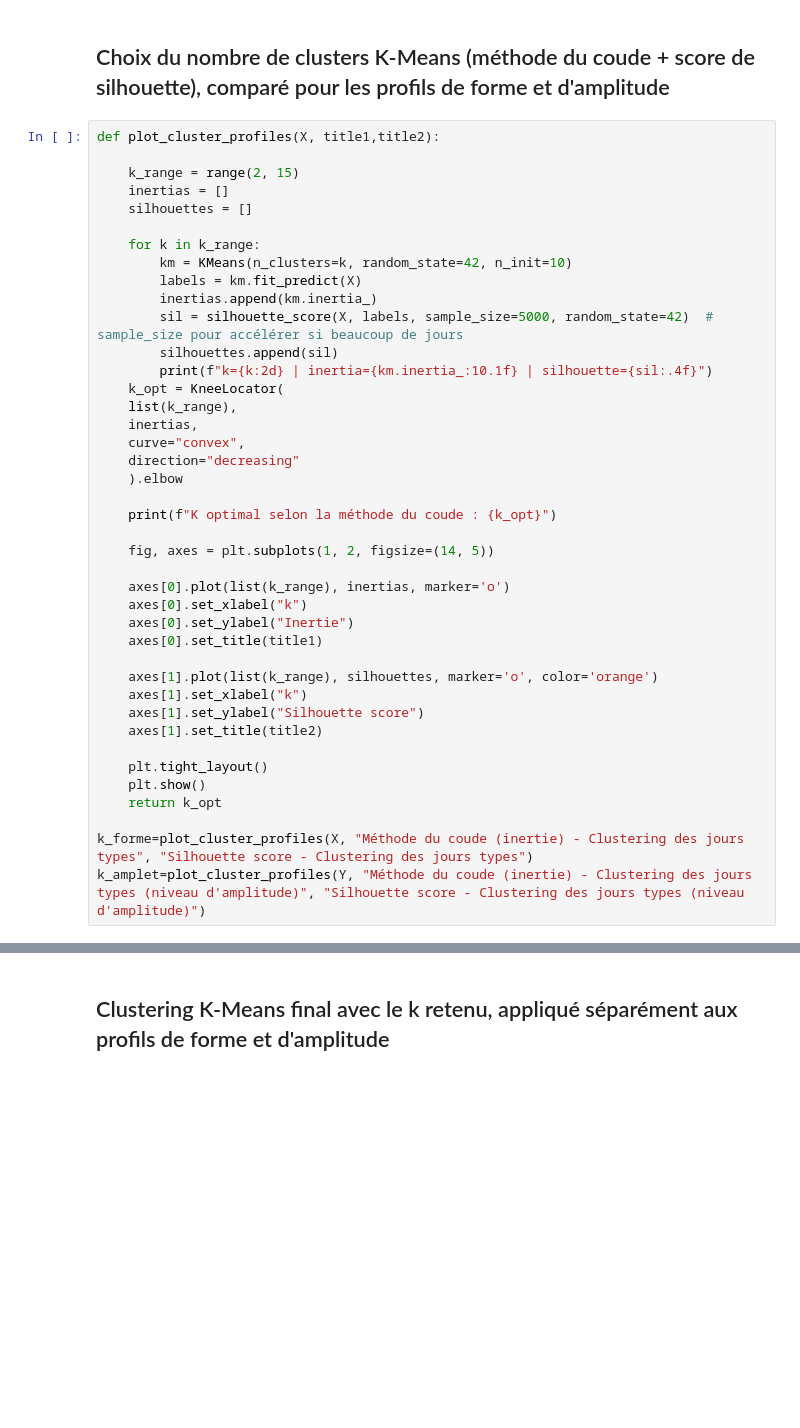
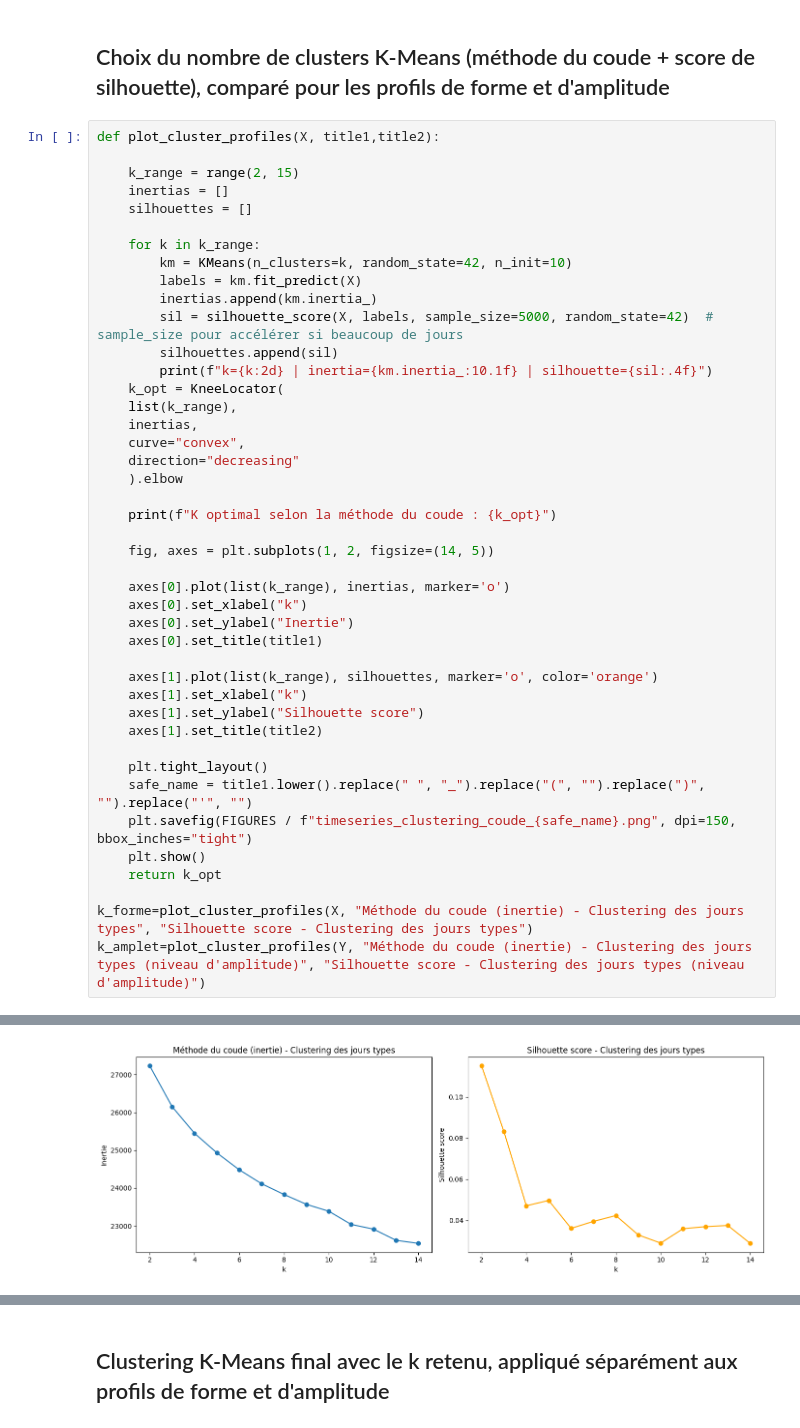
Before and after one commit to BOUBAKERAMDY/FlexiMax, a Jupyter notebook: notebooks/06_timeseries/timeseries_clustering.ipynb, the cells around one changed output, grey strips where cells are left out. Drawn from its saved outputs; the diff is of its cells as text; blank space fills up the shorter version.

```diff
--- a/notebooks/06_timeseries/timeseries_clustering.ipynb
+++ b/notebooks/06_timeseries/timeseries_clustering.ipynb
@@ -224,8 +237,11 @@ def plot_cluster_profiles(X, title1,title2):
     axes[1].set_title(title2)
 
     plt.tight_layout()
+    safe_name = title1.lower().replace(" ", "_").replace("(", "").replace(")", "").replace("'", "")
+    plt.savefig(FIGURES / f"timeseries_clustering_coude_{safe_name}.png", dpi=150, bbox_inches="tight")
     plt.show()
     return k_opt
 
 k_forme=plot_cluster_profiles(X, "Méthode du coude (inertie) - Clustering des jours types", "Silhouette score - Clustering des jours types")
 k_amplet=plot_cluster_profiles(Y, "Méthode du coude (inertie) - Clustering des jours types (niveau d'amplitude)", "Silhouette score - Clustering des jours types (niveau d'amplitude)")
+# %% [output]
@@ -231,0 +262 @@ k_amplet=plot_cluster_profiles(Y, "Méthode du coude (inertie) - Clustering des
+[figure, added]
```
Also changed, not shown: parts of 24 cells of this notebook, 16 other files.
